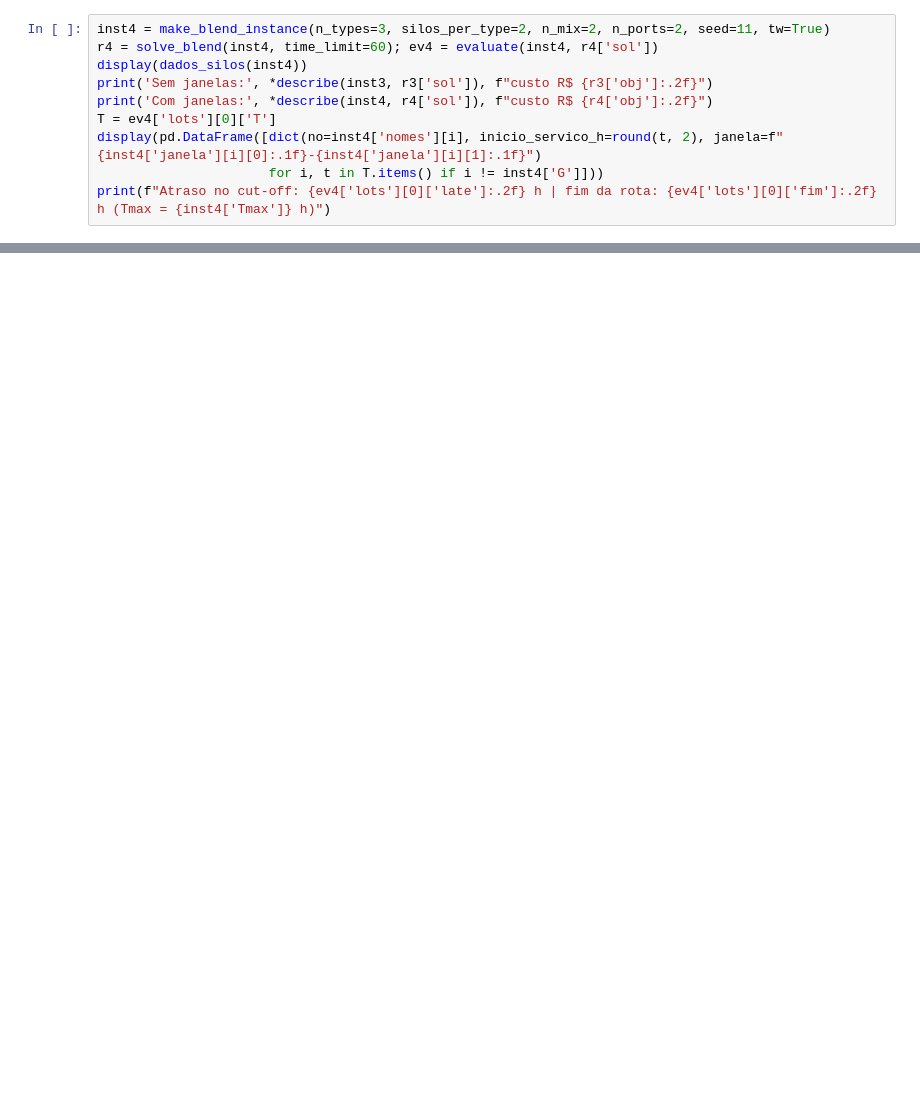
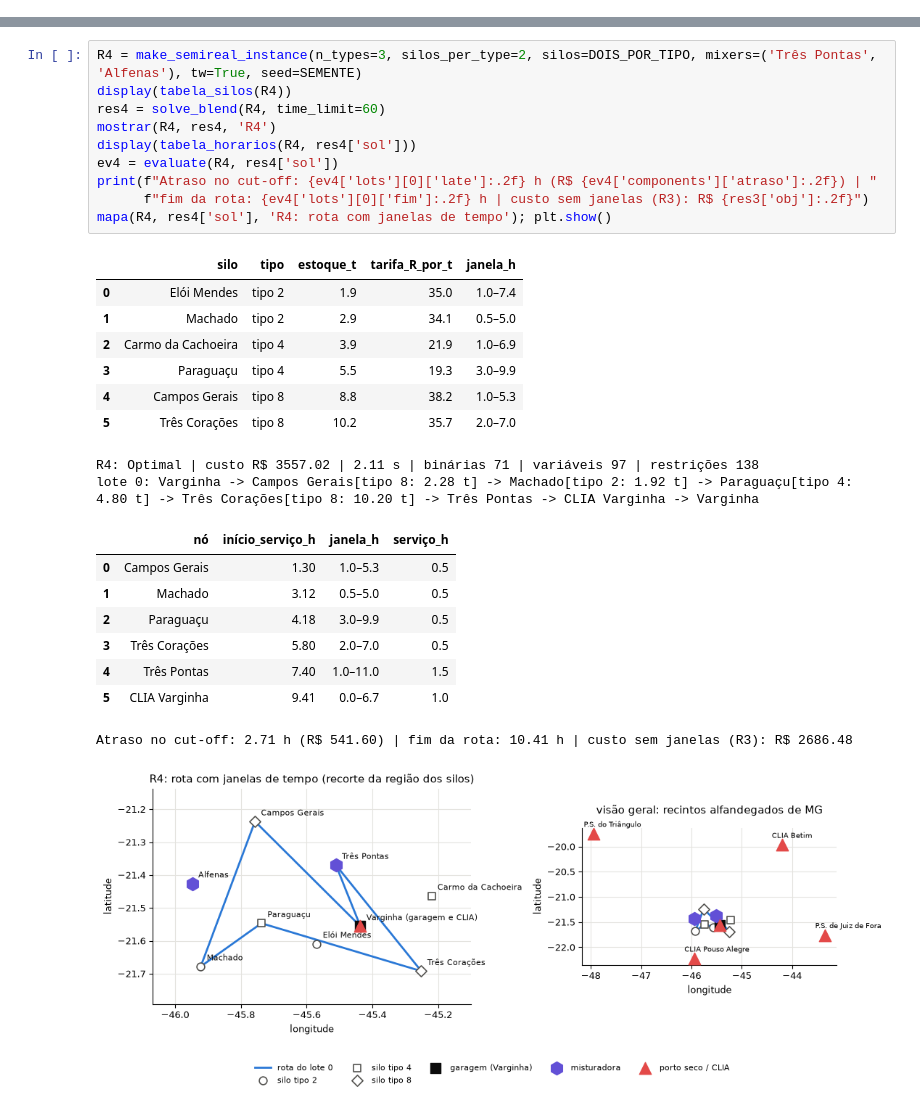
Before and after one commit to giogodoi/ProgramacaoMatematica, a Jupyter notebook: Estudos para o TP/blends_nivel1.ipynb, the cells around one changed output, grey strips where cells are left out. Drawn from its saved outputs; the diff is of its cells as text; blank space fills up the shorter version.

```diff
--- a/Estudos para o TP/blends_nivel1.ipynb
+++ b/Estudos para o TP/blends_nivel1.ipynb
@@ -144,10 +0,0 @@ Os silos têm horário de expedição (janela dura), a misturadora atende entre
-# %%
-inst4 = make_blend_instance(n_types=3, silos_per_type=2, n_mix=2, n_ports=2, seed=11, tw=True)
-r4 = solve_blend(inst4, time_limit=60); ev4 = evaluate(inst4, r4['sol'])
-display(dados_silos(inst4))
-print('Sem janelas:', *describe(inst3, r3['sol']), f"custo R$ {r3['obj']:.2f}")
-print('Com janelas:', *describe(inst4, r4['sol']), f"custo R$ {r4['obj']:.2f}")
-T = ev4['lots'][0]['T']
-display(pd.DataFrame([dict(no=inst4['nomes'][i], inicio_servico_h=round(t, 2), janela=f"{inst4['janela'][i][0]:.1f}-{inst4['janela'][i][1]:.1f}")
-                      for i, t in T.items() if i != inst4['G']]))
-print(f"Atraso no cut-off: {ev4['lots'][0]['late']:.2f} h | fim da rota: {ev4['lots'][0]['fim']:.2f} h (Tmax = {inst4['Tmax']} h)")
@@ -292,0 +252,29 @@ Movimentos de melhoria da busca local: {'add': 501, 'swap-source': 1157, '2opt':
+# %%
+R4 = make_semireal_instance(n_types=3, silos_per_type=2, silos=DOIS_POR_TIPO, mixers=('Três Pontas', 'Alfenas'), tw=True, seed=SEMENTE)
+display(tabela_silos(R4))
+res4 = solve_blend(R4, time_limit=60)
+mostrar(R4, res4, 'R4')
+display(tabela_horarios(R4, res4['sol']))
+ev4 = evaluate(R4, res4['sol'])
+print(f"Atraso no cut-off: {ev4['lots'][0]['late']:.2f} h (R$ {ev4['components']['atraso']:.2f}) | "
+      f"fim da rota: {ev4['lots'][0]['fim']:.2f} h | custo sem janelas (R3): R$ {res3['obj']:.2f}")
+mapa(R4, res4['sol'], 'R4: rota com janelas de tempo'); plt.show()
+# %% [output]
+|  | silo | tipo | estoque_t | tarifa_R_por_t | janela_h |
+| 0 | Elói Mendes | tipo 2 | 1.9 | 35.0 | 1.0–7.4 |
+| 1 | Machado | tipo 2 | 2.9 | 34.1 | 0.5–5.0 |
+| 2 | Carmo da Cachoeira | tipo 4 | 3.9 | 21.9 | 1.0–6.9 |
+| 3 | Paraguaçu | tipo 4 | 5.5 | 19.3 | 3.0–9.9 |
+| 4 | Campos Gerais | tipo 8 | 8.8 | 38.2 | 1.0–5.3 |
+| 5 | Três Corações | tipo 8 | 10.2 | 35.7 | 2.0–7.0 |
+R4: Optimal | custo R$ 3557.02 | 2.11 s | binárias 71 | variáveis 97 | restrições 138
+lote 0: Varginha -> Campos Gerais[tipo 8: 2.28 t] -> Machado[tipo 2: 1.92 t] -> Paraguaçu[tipo 4: 4.80 t] -> Três Corações[tipo 8: 10.20 t] -> Três Pontas -> CLIA Varginha -> Varginha
+|  | nó | início_serviço_h | janela_h | serviço_h |
+| 0 | Campos Gerais | 1.30 | 1.0–5.3 | 0.5 |
+| 1 | Machado | 3.12 | 0.5–5.0 | 0.5 |
+| 2 | Paraguaçu | 4.18 | 3.0–9.9 | 0.5 |
+| 3 | Três Corações | 5.80 | 2.0–7.0 | 0.5 |
+| 4 | Três Pontas | 7.40 | 1.0–11.0 | 1.5 |
+| 5 | CLIA Varginha | 9.41 | 0.0–6.7 | 1.0 |
+Atraso no cut-off: 2.71 h (R$ 541.60) | fim da rota: 10.41 h | custo sem janelas (R3): R$ 2686.48
+[figure, added]
```
Also changed, not shown: parts of 48 cells of this notebook, 1 other file.
